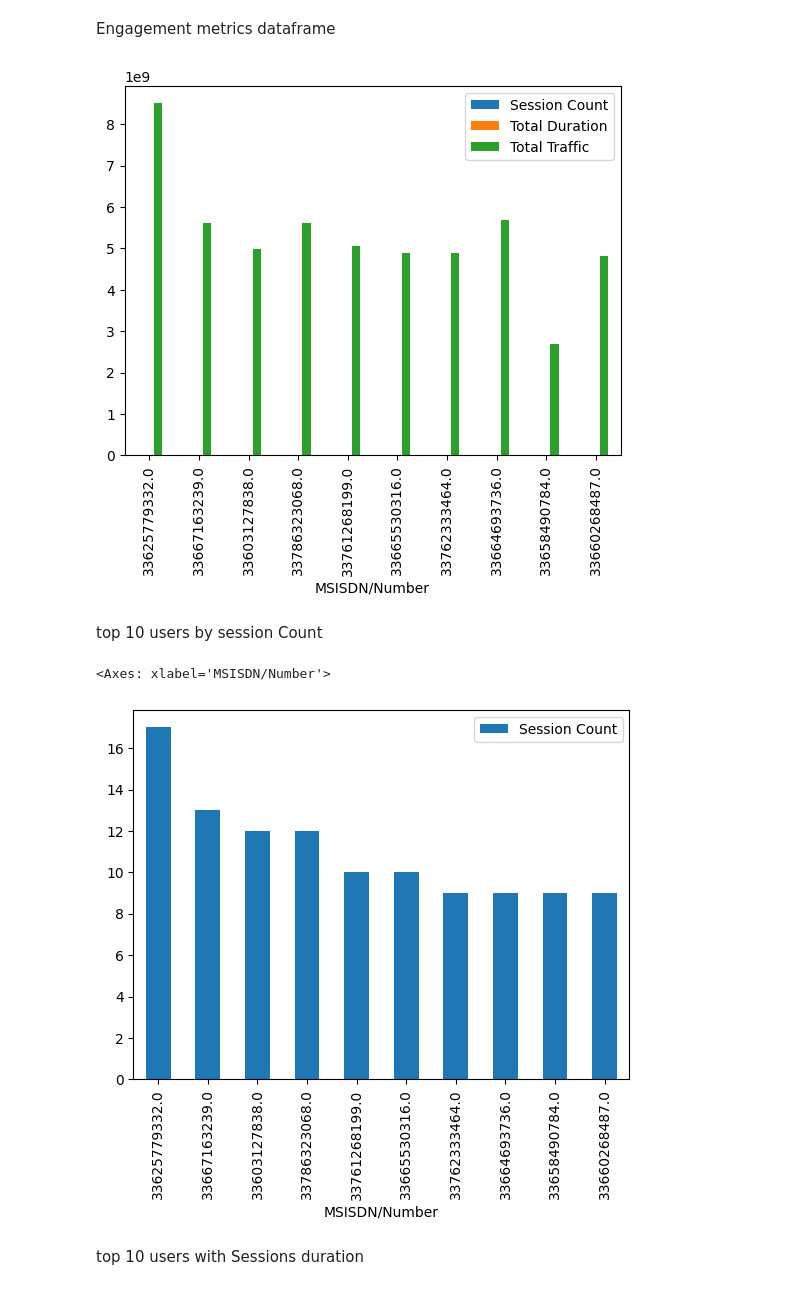
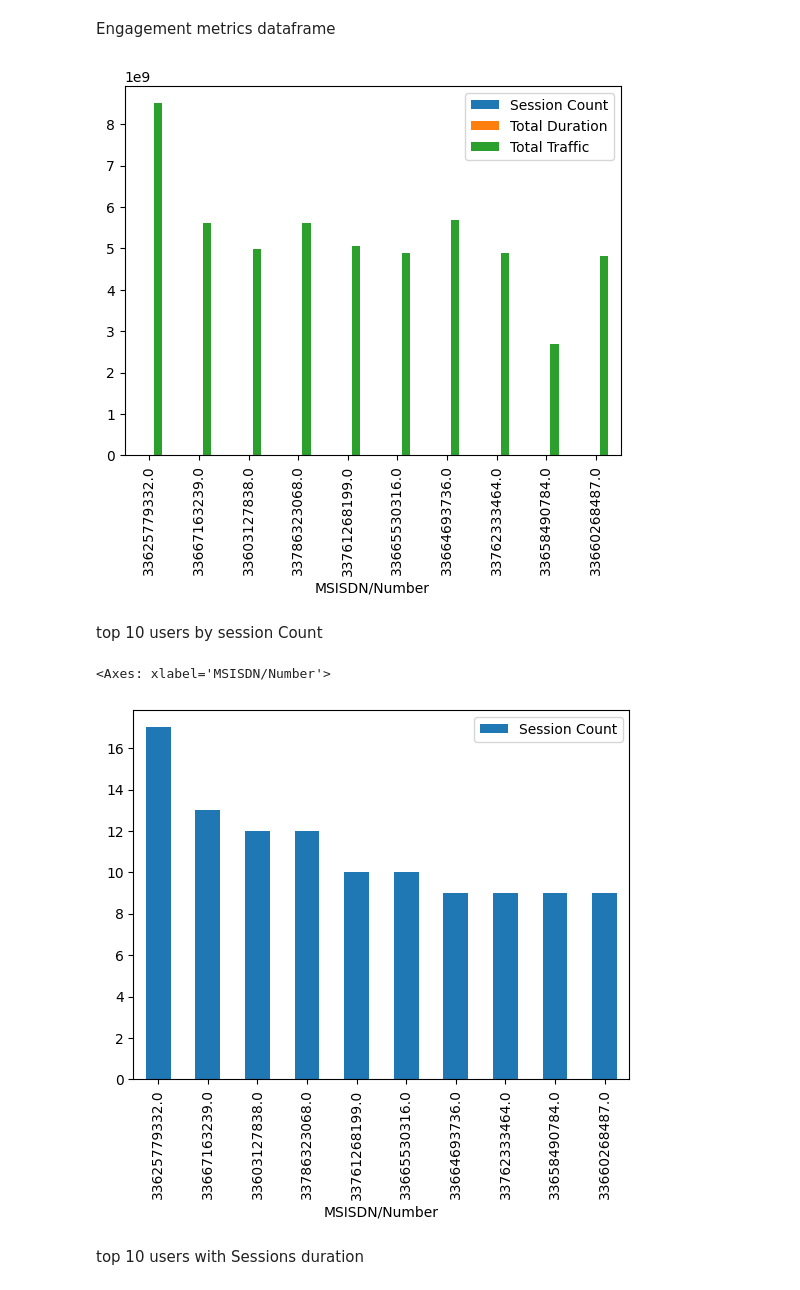
Before and after one commit to Eyouel-T/tellco, a Jupyter notebook: tellco.ipynb, the cells around one changed output. Cells and saved outputs as stored; diff of their text form; code cells hidden in the pictures.

```diff
--- a/tellco.ipynb
+++ b/tellco.ipynb
@@ -196,15 +310,16 @@ Engagement metrics dataframe
 # %%
 users_session = df.groupby("MSISDN/Number").agg({"Dur. (ms)": ["count","sum"],
                                                             "Total DL (Bytes)":"sum",
                                                             "Total UL (Bytes)":"sum"}).reset_index()
 users_session.columns =  ['MSISDN/Number', 'Session Count', 'Total Duration', 'Total DL (Bytes)', 'Total UL (Bytes)']
 users_session['Total Traffic'] = users_session['Total DL (Bytes)'] + users_session['Total UL (Bytes)']
-users_session = users_session.sort_values("Session Count", ascending=False)[:10]
-users_session = users_session.drop(columns=["Total DL (Bytes)","Total UL (Bytes)"])
-users_session.plot(x='MSISDN/Number', y=['Session Count', 'Total Duration', 'Total Traffic'], kind='bar')
+users_session = users_session.drop(columns = ["Total DL (Bytes)","Total UL (Bytes)"])
+top_10_users_session = users_session.sort_values("Session Count", ascending=False)[:10]
+#top_10_users_session = top_10_users_session.drop(columns=["Total DL (Bytes)","Total UL (Bytes)"])
+top_10_users_session.plot(x='MSISDN/Number', y=['Session Count', 'Total Duration', 'Total Traffic'], kind='bar')
 plt.show()
 # %% [output]
-[figure, old version]
+[figure, new version]
 # %% [markdown]
 top 10 users by session Count
 # %%
@@ -212,7 +327,7 @@ top_10_by_session_count = users_session.sort_values("Session Count", ascending=F
 top_10_by_session_count.plot(kind='bar', x="MSISDN/Number",y="Session Count")
 # %% [output]
 <Axes: xlabel='MSISDN/Number'>
-[figure, old version]
+[figure, new version]
 # %% [markdown]
 top 10 users with Sessions duration
 # %%
```
Also changed, not shown: parts of 33 cells of this notebook, 1 other file.
